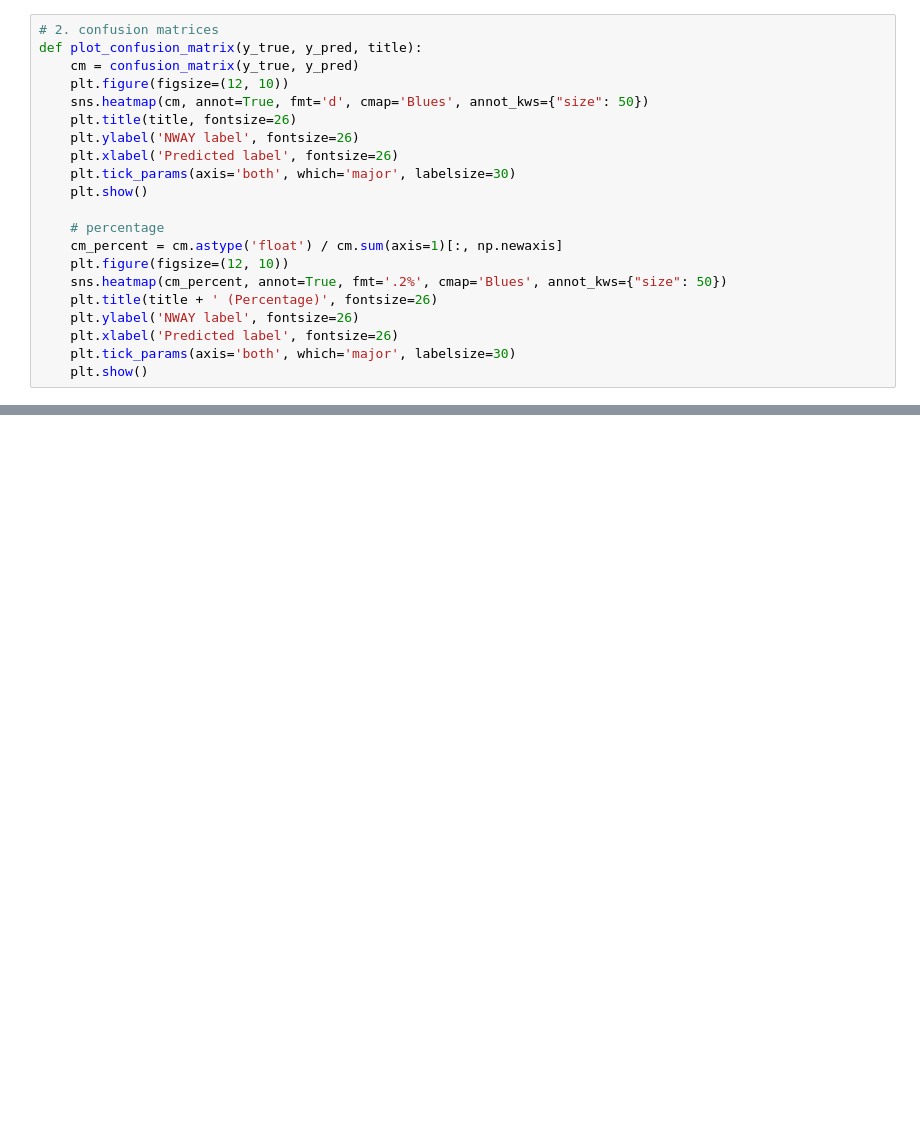
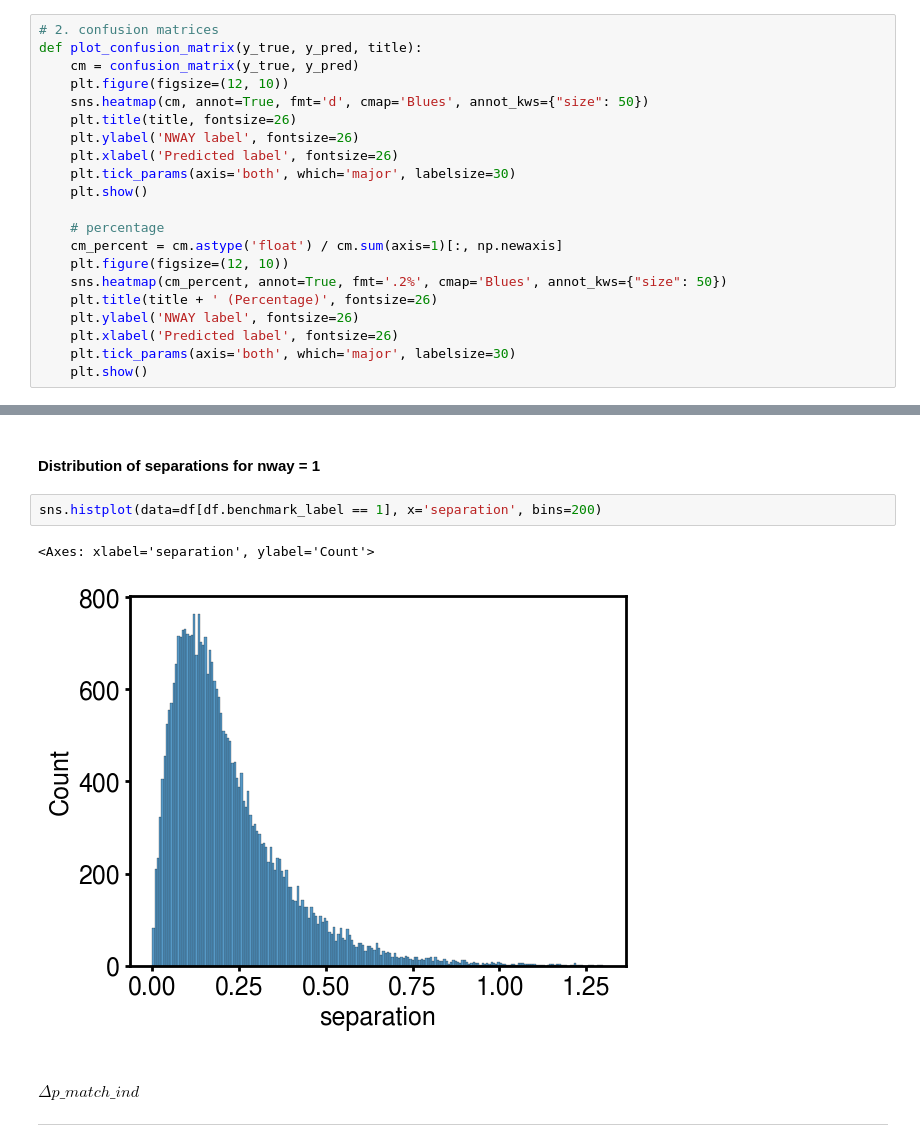
Before and after one commit to samuelperezdi/starsml, a Jupyter notebook: notebooks/analysis_probs.ipynb, the cells around one changed output, grey strips where cells are left out. Cells and saved outputs as stored; diff of their text form; blank space fills up the shorter version.

```diff
--- a/notebooks/analysis_probs.ipynb
+++ b/notebooks/analysis_probs.ipynb
@@ -170,0 +261,10 @@ del df_fulls
+# %% [markdown]
+#### Distribution of separations for nway = 1
+# %%
+sns.histplot(data=df[df.benchmark_label == 1], x='separation', bins=200)
+# %% [output]
+<Axes: xlabel='separation', ylabel='Count'>
+[figure, added]
+# %% [markdown]
+#### $\Delta p\_match\_ind $
+---
```
Also changed, not shown: parts of 25 cells of this notebook, 20 other files.
